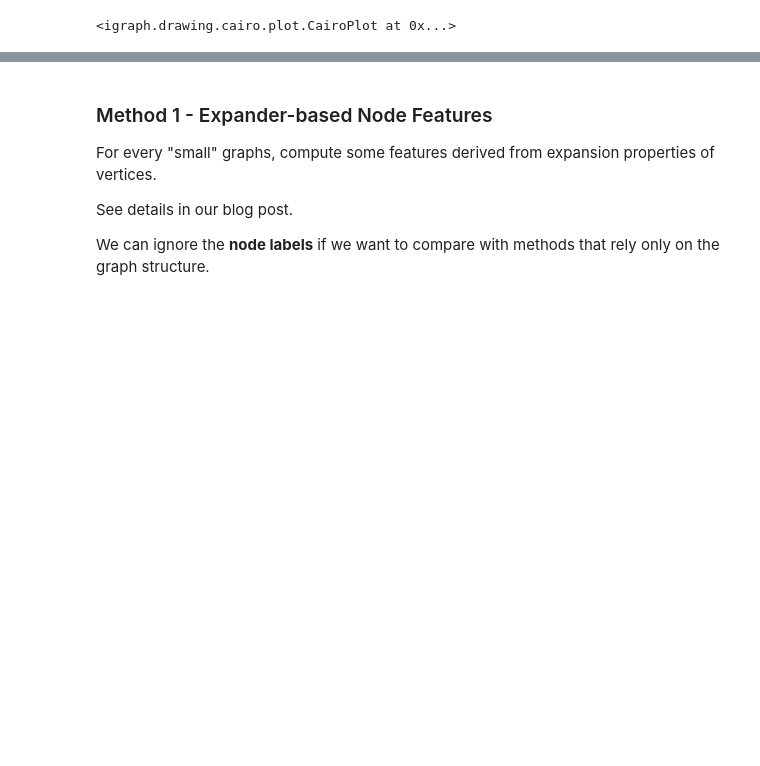
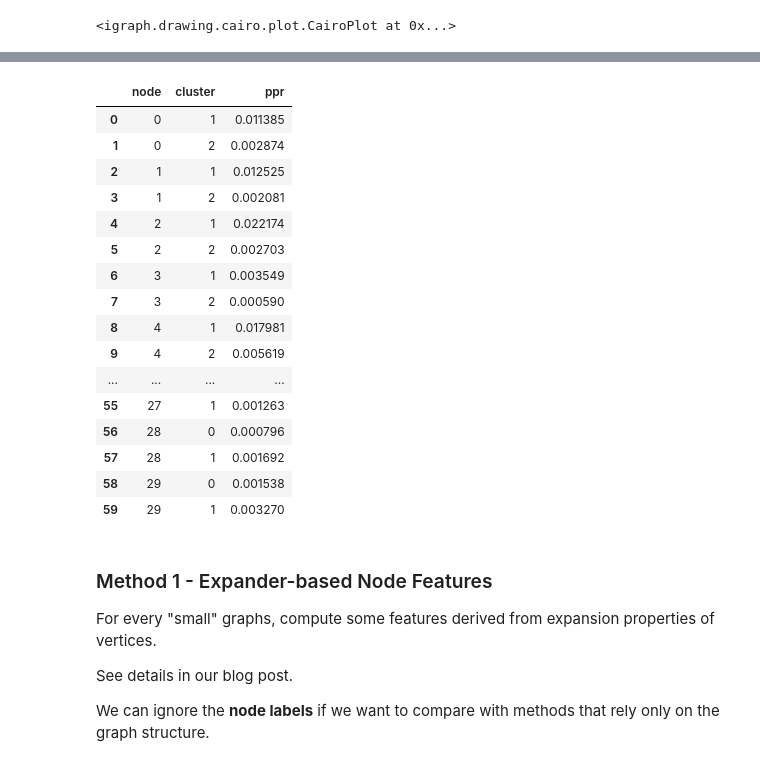
Before and after one commit to ftheberge/EmbeddingOfGraphs, a Jupyter notebook: Notebooks/graph-embedding-expander.ipynb, the cells around one changed output, grey strips where cells are left out. Cells and saved outputs as stored; diff of their text form; code cells hidden in the pictures; blank space fills up the shorter version.

```diff
--- a/Notebooks/graph-embedding-expander.ipynb
+++ b/Notebooks/graph-embedding-expander.ipynb
@@ -65,2 +65,23 @@ ig.plot(sg, bbox=(300,300), vertex_size=8)
 # %% [output]
 <igraph.drawing.cairo.plot.CairoPlot at 0x...>
+# %%
+comm = [{1,2,3,4,5,6,20,21,22,14},{7,8,9,10,11,13,25,23,24},{12,15,16,17,18,19,26,27,28,29,30}]
+dct = {}
+for i in range(len(comm)):
+    for j in comm[i]:
+        dct[j] = i
+for v in sg.vs:
+    v['comm'] = dct[v['name']]
+
+D = pd.DataFrame()
+for i in range(len(comm)):
+    D[i] = sg.personalized_pagerank(reset_vertices=[v for v in sg.vs if v['comm']==i])
+# %%
+
+L = []
+for i in range(sg.vcount()):
+    for j in range(len(comm)):
+        if sg.vs[i]['comm'] != j:
+            L.append([sg.vs[i]['name'],j,D.iloc[i,j]])
+df = pd.DataFrame(L, columns=['node','cluster','ppr'])
+df.sort_values(by='ppr', ascending=False).head()
@@ -67,3 +95,23 @@ ig.plot(sg, bbox=(300,300), vertex_size=8)
+# %%
+df
+# %% [output]
+|  | node | cluster | ppr |
+| 0 | 0 | 1 | 0.011385 |
+| 1 | 0 | 2 | 0.002874 |
+| 2 | 1 | 1 | 0.012525 |
+| 3 | 1 | 2 | 0.002081 |
+| 4 | 2 | 1 | 0.022174 |
+| 5 | 2 | 2 | 0.002703 |
+| 6 | 3 | 1 | 0.003549 |
+| 7 | 3 | 2 | 0.000590 |
+| 8 | 4 | 1 | 0.017981 |
+| 9 | 4 | 2 | 0.005619 |
+| ... | ... | ... | ... |
+| 55 | 27 | 1 | 0.001263 |
+| 56 | 28 | 0 | 0.000796 |
+| 57 | 28 | 1 | 0.001692 |
+| 58 | 29 | 0 | 0.001538 |
+| 59 | 29 | 1 | 0.003270 |
 # %% [markdown]
 ### Method 1 - Expander-based Node Features
 
```
Also changed, not shown: parts of 11 cells of this notebook.
